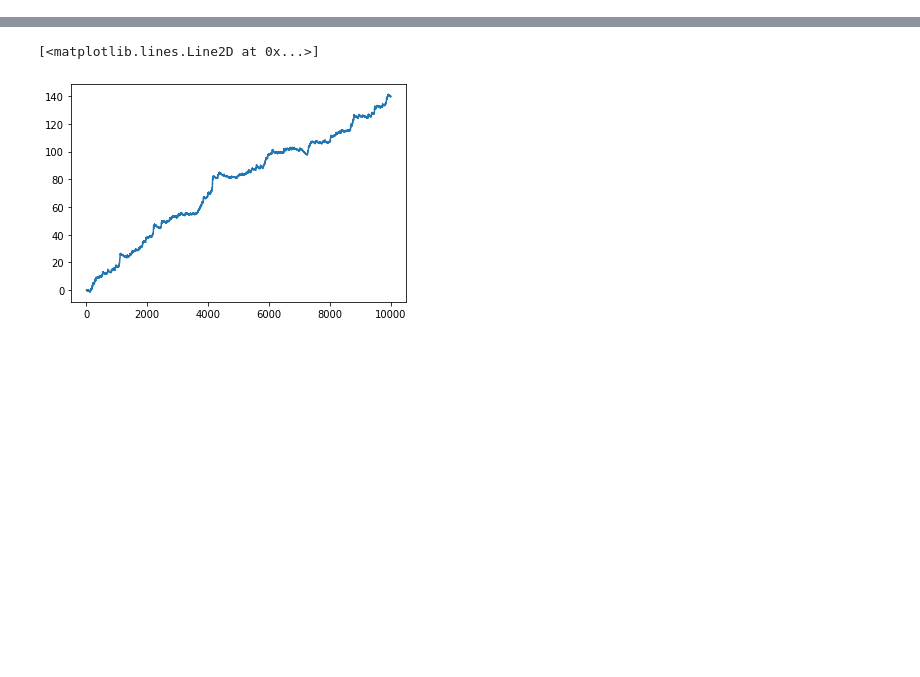
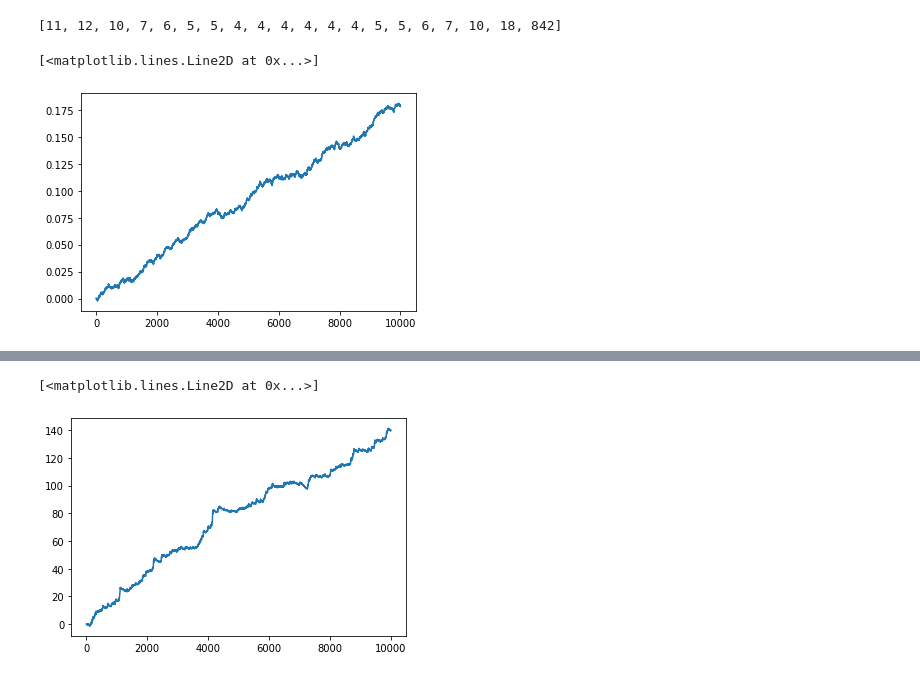
Before and after one commit to matibilkis/cdisc, a Jupyter notebook: analysis/integration_step.ipynb, the cells around one changed output, grey strips where cells are left out. Saved outputs shown, nothing was run; the diff lists cells and outputs as text; code cells hidden in the pictures; blank space fills up the shorter version.

```diff
--- a/analysis/integration_step.ipynb
+++ b/analysis/integration_step.ipynb
@@ -43,8 +34,8 @@ pdts = list(range(1,1000, 50))
 ell = {pdt:[] for pdt in pdts}
 lens = []
 mms = []
-for i in tqdm(range(1,500)):
-    for pdt in pdts:
+for pdt in tqdm(pdts):
+    for i in range(1,500):
         [l0_1,l1_1] = load_gamma(110., i, pdt=pdt).T
         ell[pdt].append(l1_1-l0_1)
     mms.append(np.mean(np.stack(ell[pdt]), axis=0))
@@ -51,2 +60,9 @@ for i in tqdm(range(1,500)):
 # %%
-mmms = np.stack(mms)
+[len(k) for k in mm]
+# %% [output]
+[11, 12, 10, 7, 6, 5, 5, 4, 4, 4, 4, 4, 4, 5, 5, 6, 7, 10, 18, 842]
+# %%
+plt.plot(mms[0])
+# %% [output]
+[<matplotlib.lines.Line2D at 0x...>]
+[figure, added]
```
Also changed, not shown: parts of 13 cells of this notebook.
